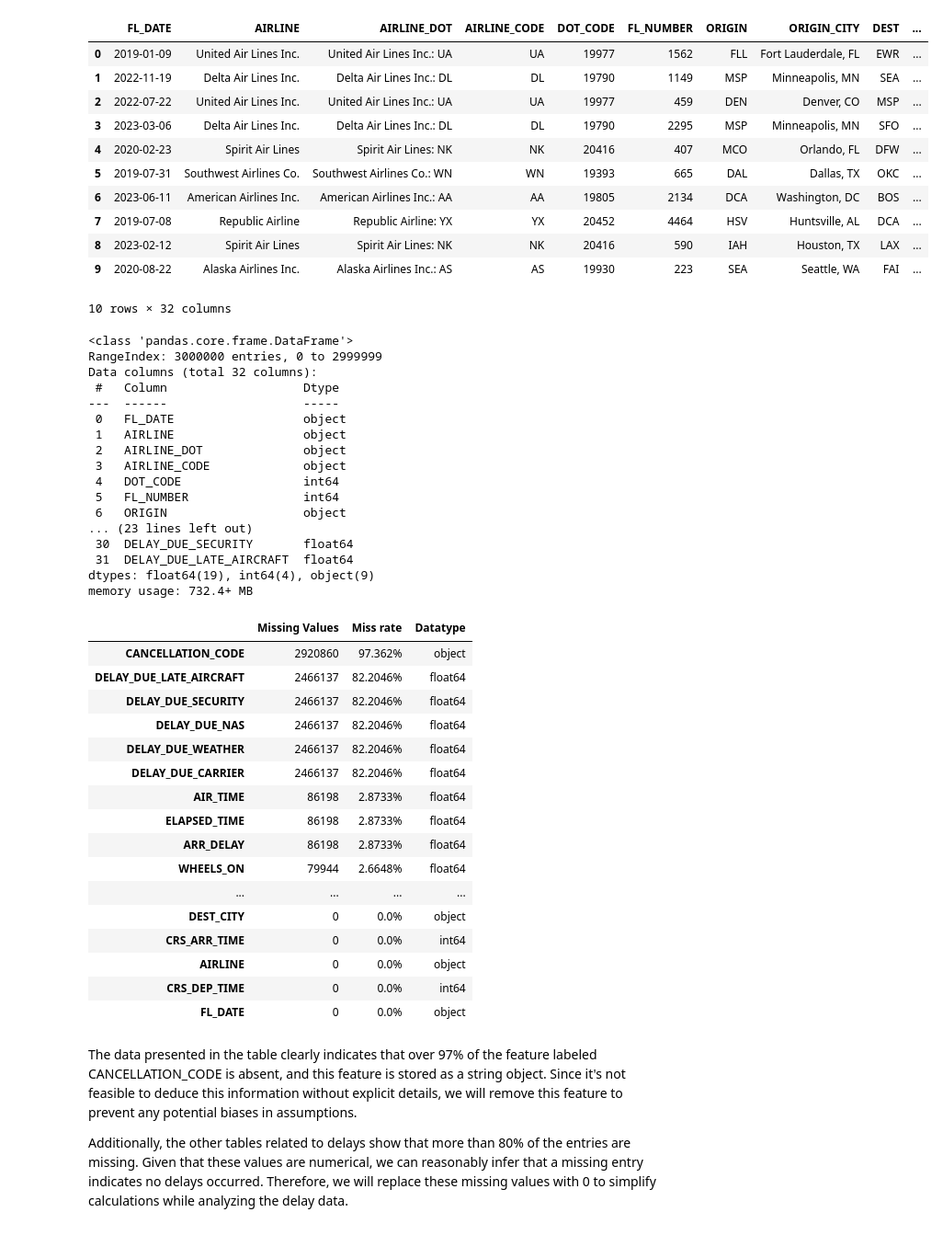
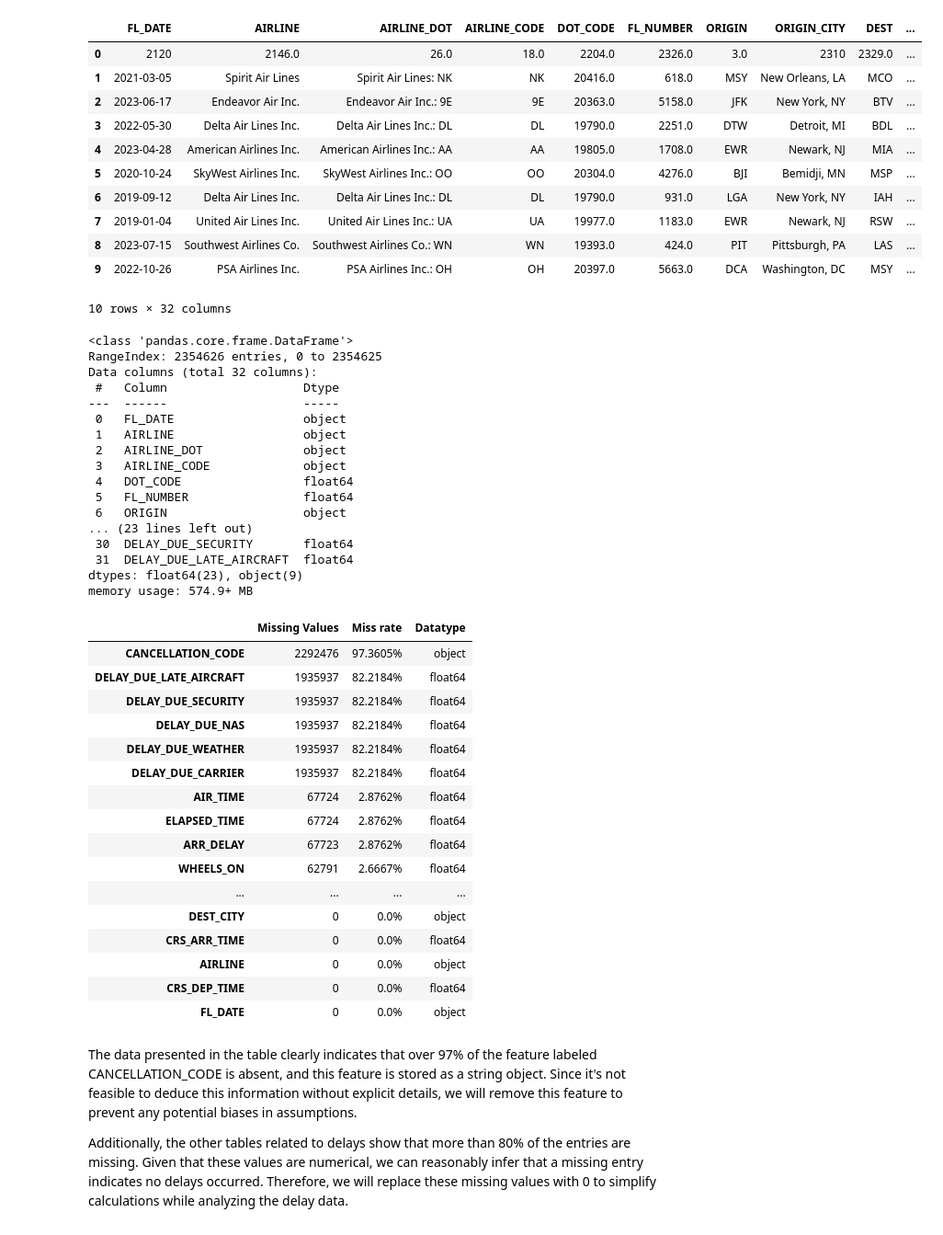
Before and after one commit to com-480-data-visualization/com-480-team-kraska, a Jupyter notebook: preprocessing/flight_data_exploration.ipynb, the cells around one changed output. Shown at 92% size. Cells and saved outputs as stored; diff of their text form; code cells hidden in the pictures.

Commit message:
notebook add column & column name

```diff
--- a/preprocessing/flight_data_exploration.ipynb
+++ b/preprocessing/flight_data_exploration.ipynb
@@ -5,26 +5,27 @@ from sklearn.impute import SimpleImputer
 import geopandas as gpd
 from shapely.geometry import Point
 # %%
-flights = pd.read_csv('./data/flights_sample_3m.csv')
+col_name = ['FL_DATE','AIRLINE','AIRLINE_DOT','AIRLINE_CODE','DOT_CODE','FL_NUMBER','ORIGIN','ORIGIN_CITY','DEST','DEST_CITY','CRS_DEP_TIME','DEP_TIME','DEP_DELAY','TAXI_OUT','WHEELS_OFF','WHEELS_ON','TAXI_IN','CRS_ARR_TIME','ARR_TIME','ARR_DELAY','CANCELLED','CANCELLATION_CODE','DIVERTED','CRS_ELAPSED_TIME','ELAPSED_TIME','AIR_TIME','DISTANCE','DELAY_DUE_CARRIER','DELAY_DUE_WEATHER','DELAY_DUE_NAS','DELAY_DUE_SECURITY','DELAY_DUE_LATE_AIRCRAFT']
+flights = pd.read_csv('./data/flights_sample_3m.csv', names=col_name)
 flights.head(10)
 # %% [output]
 |  | FL_DATE | AIRLINE | AIRLINE_DOT | AIRLINE_CODE | DOT_CODE | FL_NUMBER | ORIGIN | ORIGIN_CITY | DEST | ... |
-| 0 | 2019-01-09 | United Air Lines Inc. | United Air Lines Inc.: UA | UA | 19977 | 1562 | FLL | Fort Lauderdale, FL | EWR | ... |
-| 1 | 2022-11-19 | Delta Air Lines Inc. | Delta Air Lines Inc.: DL | DL | 19790 | 1149 | MSP | Minneapolis, MN | SEA | ... |
-| 2 | 2022-07-22 | United Air Lines Inc. | United Air Lines Inc.: UA | UA | 19977 | 459 | DEN | Denver, CO | MSP | ... |
-| 3 | 2023-03-06 | Delta Air Lines Inc. | Delta Air Lines Inc.: DL | DL | 19790 | 2295 | MSP | Minneapolis, MN | SFO | ... |
-| 4 | 2020-02-23 | Spirit Air Lines | Spirit Air Lines: NK | NK | 20416 | 407 | MCO | Orlando, FL | DFW | ... |
-| 5 | 2019-07-31 | Southwest Airlines Co. | Southwest Airlines Co.: WN | WN | 19393 | 665 | DAL | Dallas, TX | OKC | ... |
-| 6 | 2023-06-11 | American Airlines Inc. | American Airlines Inc.: AA | AA | 19805 | 2134 | DCA | Washington, DC | BOS | ... |
-| 7 | 2019-07-08 | Republic Airline | Republic Airline: YX | YX | 20452 | 4464 | HSV | Huntsville, AL | DCA | ... |
-| 8 | 2023-02-12 | Spirit Air Lines | Spirit Air Lines: NK | NK | 20416 | 590 | IAH | Houston, TX | LAX | ... |
-| 9 | 2020-08-22 | Alaska Airlines Inc. | Alaska Airlines Inc.: AS | AS | 19930 | 223 | SEA | Seattle, WA | FAI | ... |
+| 0 | 2120 | 2146.0 | 26.0 | 18.0 | 2204.0 | 2326.0 | 3.0 | 2310 | 2329.0 | ... |
+| 1 | 2021-03-05 | Spirit Air Lines | Spirit Air Lines: NK | NK | 20416.0 | 618.0 | MSY | New Orleans, LA | MCO | ... |
+| 2 | 2023-06-17 | Endeavor Air Inc. | Endeavor Air Inc.: 9E | 9E | 20363.0 | 5158.0 | JFK | New York, NY | BTV | ... |
+| 3 | 2022-05-30 | Delta Air Lines Inc. | Delta Air Lines Inc.: DL | DL | 19790.0 | 2251.0 | DTW | Detroit, MI | BDL | ... |
+| 4 | 2023-04-28 | American Airlines Inc. | American Airlines Inc.: AA | AA | 19805.0 | 1708.0 | EWR | Newark, NJ | MIA | ... |
+| 5 | 2020-10-24 | SkyWest Airlines Inc. | SkyWest Airlines Inc.: OO | OO | 20304.0 | 4276.0 | BJI | Bemidji, MN | MSP | ... |
+| 6 | 2019-09-12 | Delta Air Lines Inc. | Delta Air Lines Inc.: DL | DL | 19790.0 | 931.0 | LGA | New York, NY | IAH | ... |
+| 7 | 2019-01-04 | United Air Lines Inc. | United Air Lines Inc.: UA | UA | 19977.0 | 1183.0 | EWR | Newark, NJ | RSW | ... |
+| 8 | 2023-07-15 | Southwest Airlines Co. | Southwest Airlines Co.: WN | WN | 19393.0 | 424.0 | PIT | Pittsburgh, PA | LAS | ... |
+| 9 | 2022-10-26 | PSA Airlines Inc. | PSA Airlines Inc.: OH | OH | 20397.0 | 5663.0 | DCA | Washington, DC | MSY | ... |
 10 rows × 32 columns
 # %%
 flights.info()
 # %% [output]
 <class 'pandas.core.frame.DataFrame'>
-RangeIndex: 3000000 entries, 0 to 2999999
+RangeIndex: 2354626 entries, 0 to 2354625
 Data columns (total 32 columns):
  #   Column                   Dtype
 ---  ------                   -----
@@ -32,14 +33,14 @@ Data columns (total 32 columns):
  1   AIRLINE                  object
  2   AIRLINE_DOT              object
  3   AIRLINE_CODE             object
- 4   DOT_CODE                 int64
- 5   FL_NUMBER                int64
+ 4   DOT_CODE                 float64
+ 5   FL_NUMBER                float64
  6   ORIGIN                   object
 ... (23 lines left out)
  30  DELAY_DUE_SECURITY       float64
  31  DELAY_DUE_LATE_AIRCRAFT  float64
-dtypes: float64(19), int64(4), object(9)
-memory usage: 732.4+ MB
+dtypes: float64(23), object(9)
+memory usage: 574.9+ MB
 # %%
 miss_ser = flights.isna().sum()
 
@@ -52,21 +53,21 @@ miss_val = pd.DataFrame({
 miss_val.sort_values(by='Miss rate', ascending=False)
 # %% [output]
 |  | Missing Values | Miss rate | Datatype |
-| CANCELLATION_CODE | 2920860 | 97.362% | object |
-| DELAY_DUE_LATE_AIRCRAFT | 2466137 | 82.2046% | float64 |
-| DELAY_DUE_SECURITY | 2466137 | 82.2046% | float64 |
-| DELAY_DUE_NAS | 2466137 | 82.2046% | float64 |
-| DELAY_DUE_WEATHER | 2466137 | 82.2046% | float64 |
-| DELAY_DUE_CARRIER | 2466137 | 82.2046% | float64 |
-| AIR_TIME | 86198 | 2.8733% | float64 |
-| ELAPSED_TIME | 86198 | 2.8733% | float64 |
-| ARR_DELAY | 86198 | 2.8733% | float64 |
-| WHEELS_ON | 79944 | 2.6648% | float64 |
+| CANCELLATION_CODE | 2292476 | 97.3605% | object |
+| DELAY_DUE_LATE_AIRCRAFT | 1935937 | 82.2184% | float64 |
+| DELAY_DUE_SECURITY | 1935937 | 82.2184% | float64 |
+| DELAY_DUE_NAS | 1935937 | 82.2184% | float64 |
+| DELAY_DUE_WEATHER | 1935937 | 82.2184% | float64 |
+| DELAY_DUE_CARRIER | 1935937 | 82.2184% | float64 |
+| AIR_TIME | 67724 | 2.8762% | float64 |
+| ELAPSED_TIME | 67724 | 2.8762% | float64 |
+| ARR_DELAY | 67723 | 2.8762% | float64 |
+| WHEELS_ON | 62791 | 2.6667% | float64 |
 | ... | ... | ... | ... |
 | DEST_CITY | 0 | 0.0% | object |
-| CRS_ARR_TIME | 0 | 0.0% | int64 |
+| CRS_ARR_TIME | 0 | 0.0% | float64 |
 | AIRLINE | 0 | 0.0% | object |
-| CRS_DEP_TIME | 0 | 0.0% | int64 |
+| CRS_DEP_TIME | 0 | 0.0% | float64 |
 | FL_DATE | 0 | 0.0% | object |
 # %% [markdown]
 The data presented in the table clearly indicates that over 97% of the feature labeled CANCELLATION_CODE is absent, and this feature is stored as a string object. Since it's not feasible to deduce this information without explicit details, we will remove this feature to prevent any potential biases in assumptions.
```
Also changed, not shown: parts of 16 cells of this notebook.
